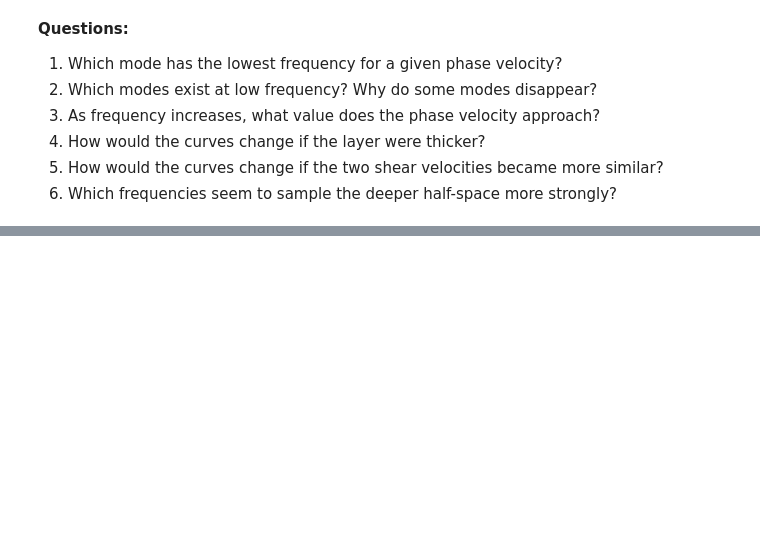
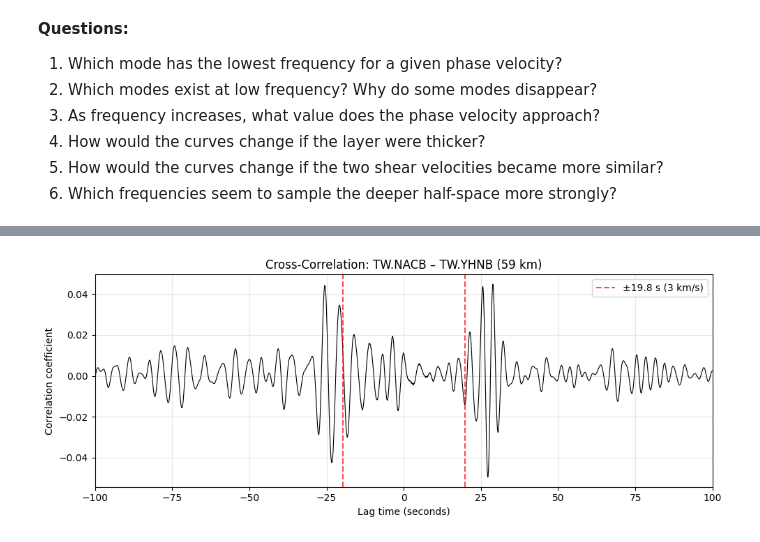
Before and after one commit to amtseismo/EPS164, a Jupyter notebook: notebooks/07_surface_wave_practice.ipynb, the cells around one changed output, grey strips where cells are left out. Saved outputs shown, nothing was run; the diff lists cells and outputs as text; code cells hidden in the pictures; blank space fills up the shorter version.

```diff
--- a/notebooks/07_surface_wave_practice.ipynb
+++ b/notebooks/07_surface_wave_practice.ipynb
@@ -264,0 +442,48 @@ plt.show()
+# %%
+# Copy traces so we can re-use the originals later
+tr1 = st1[0].copy()
+tr2 = st2[0].copy()
+
+# Preprocessing
+for tr in [tr1, tr2]:
+    tr.detrend("demean")   # remove DC offset so signal centers on zero
+    tr.detrend("linear")   # remove slow instrumental drift
+    tr.taper(0.05)          # smooth edges to zero to prevent spectral artifacts
+
+# Trim to common time window
+t_start = max(tr1.stats.starttime, tr2.stats.starttime)
+t_end = min(tr1.stats.endtime, tr2.stats.endtime)
+tr1.trim(t_start, t_end)
+tr2.trim(t_start, t_end)
+
+# Cross-correlate (max lag = 300 seconds)
+max_lag = 300
+shift = int(tr1.stats.sampling_rate * max_lag)
+ccf = correlate(tr1.data, tr2.data, shift=shift, normalize='naive')  # normalize by signal energy
+lags = np.arange(-shift, shift + 1) / tr1.stats.sampling_rate
+
+# Inter-station distance
+lat1, lon1 = stations[sta1]
+lat2, lon2 = stations[sta2]
+dist_km = degrees2kilometers(locations2degrees(lat1, lon1, lat2, lon2))
+
+# Plot
+plt.figure(figsize=(10, 4))
+plt.plot(lags, ccf, 'k', lw=0.8)
+
+# Mark expected surface wave arrival (~3 km/s)
+t_arrival = dist_km / 3.0
+plt.axvline(t_arrival, color='r', ls='--', alpha=0.7,
+            label=f'\u00b1{t_arrival:.1f} s (3 km/s)')
+plt.axvline(-t_arrival, color='r', ls='--', alpha=0.7)
+
+plt.title(f'Cross-Correlation: {sta1} \u2013 {sta2} ({dist_km:.0f} km)')
+plt.xlabel('Lag time (seconds)')
+plt.ylabel('Correlation coefficient')
+plt.xlim(-100, 100)
+plt.legend()
+plt.grid(True, alpha=0.3)
+plt.tight_layout()
+plt.show()
+# %% [output]
+[figure, added]
```
Also changed, not shown: parts of 25 cells of this notebook.
